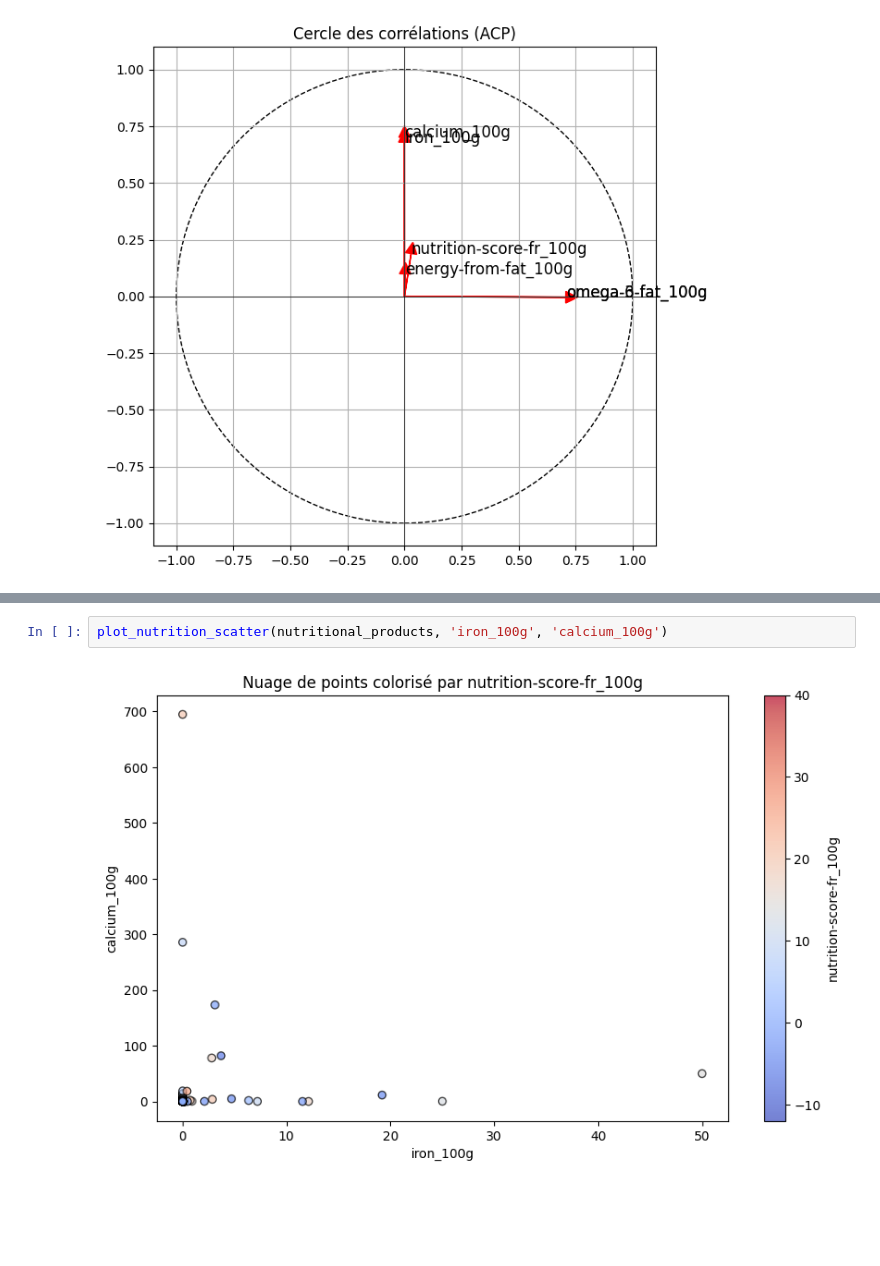
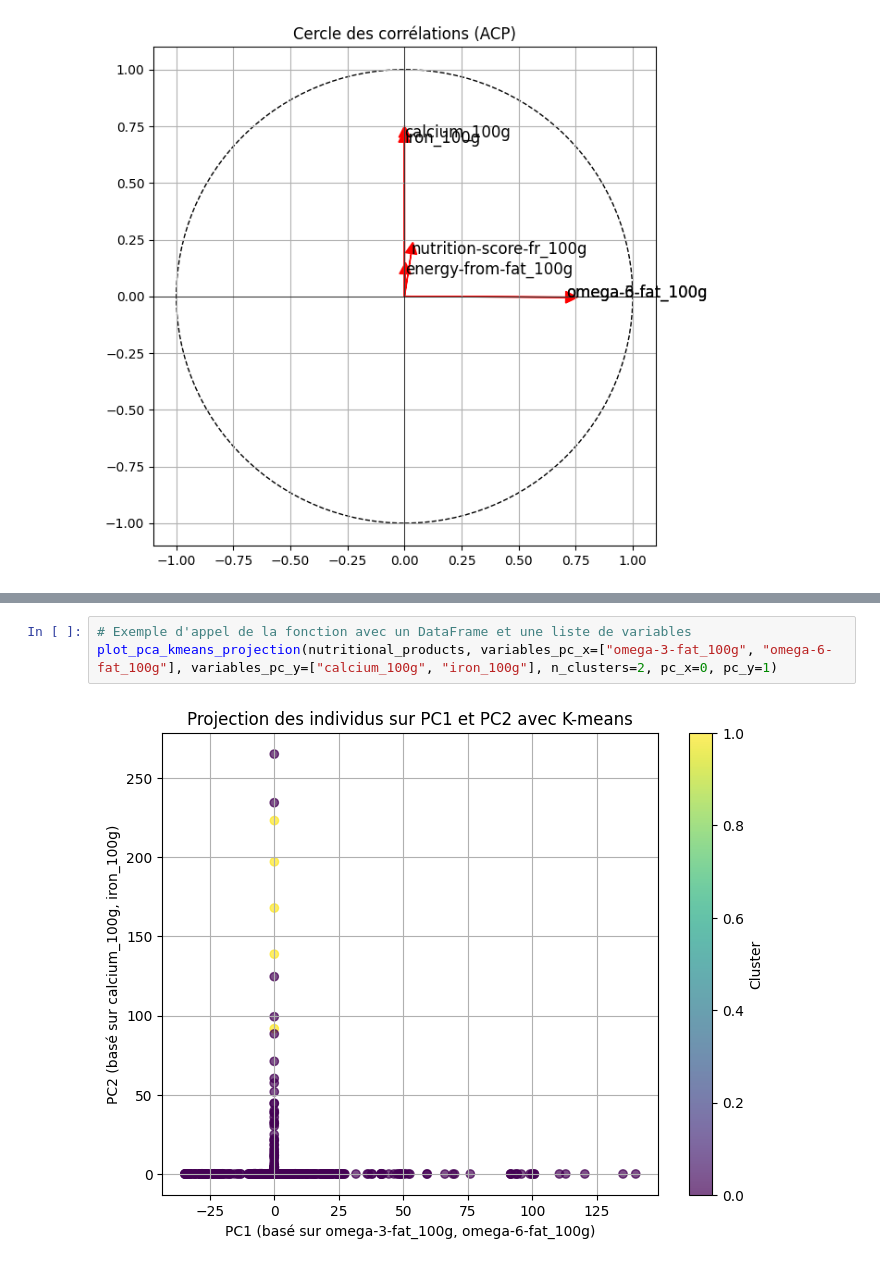
Before and after one commit to davidjeje/organismesantepublique, a Jupyter notebook: Marivat_David_5_notebook_organisme_sante_publique_022025.ipynb, the cells around one changed output, grey strips where cells are left out. Drawn from its saved outputs; the diff is of its cells as text; blank space fills up the shorter version.

```diff
--- a/Marivat_David_5_notebook_organisme_sante_publique_022025.ipynb
+++ b/Marivat_David_5_notebook_organisme_sante_publique_022025.ipynb
@@ -81,4 +50,5 @@ plot_nutrition_scatter(nutritional_products, 'calcium_100g', 'energy-from-fat_10
-# %%
-plot_nutrition_scatter(nutritional_products, 'iron_100g', 'calcium_100g')
-# %% [output]
-[figure, removed]
+# %%
+# Exemple d'appel de la fonction avec un DataFrame et une liste de variables
+plot_pca_kmeans_projection(nutritional_products, variables_pc_x=["omega-3-fat_100g", "omega-6-fat_100g"], variables_pc_y=["calcium_100g", "iron_100g"], n_clusters=2, pc_x=0, pc_y=1)
+# %% [output]
+[figure, added]
```
Also changed, not shown: parts of 5 cells of this notebook, 9 other files.
